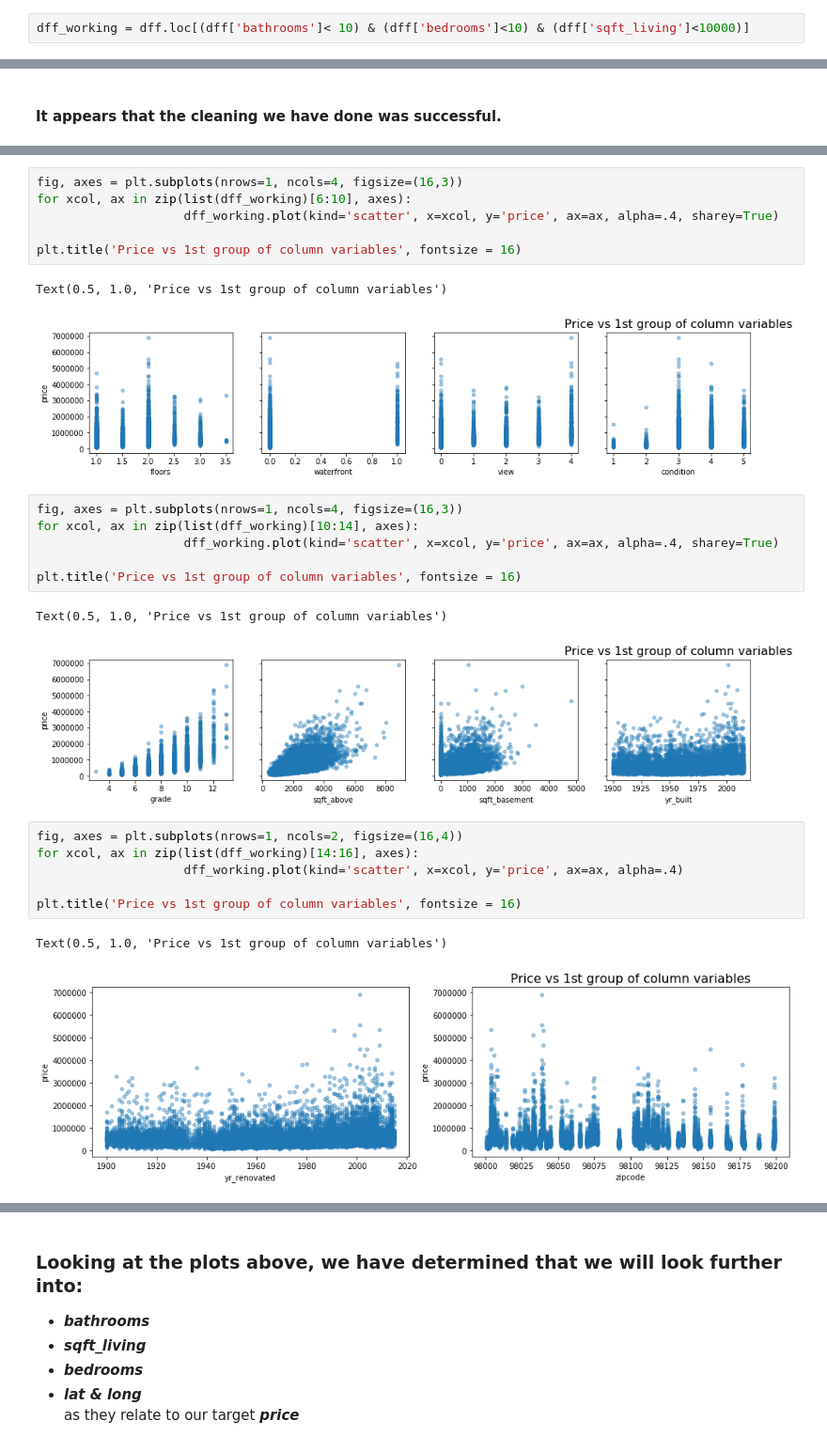
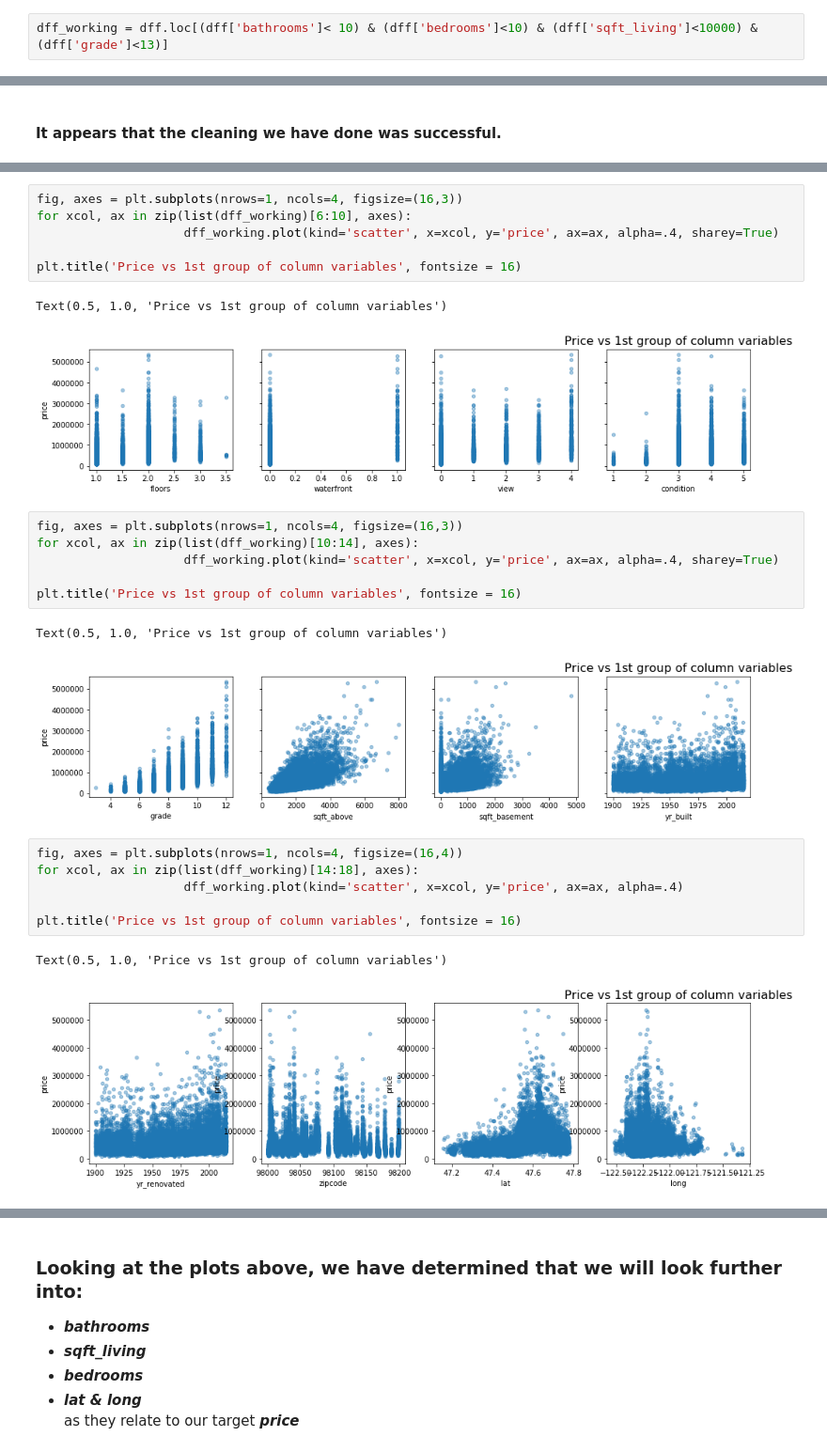
Before and after one commit to Cheffrey2000/Real-Estate-Price_Prediction, a Jupyter notebook: Jeffrey Hinkle KC Housing Data Analysis.ipynb, the cells around one changed output, grey strips where cells are left out. Shown at 94% size. Saved outputs shown, nothing was run; the diff lists cells and outputs as text.

```diff
--- a/Jeffrey Hinkle KC Housing Data Analysis.ipynb
+++ b/Jeffrey Hinkle KC Housing Data Analysis.ipynb
@@ -205,5 +206,5 @@ In the above pairplot, the following observations were made:
 # %%
-dff_working = dff.loc[(dff['bathrooms']< 10) & (dff['bedrooms']<10) & (dff['sqft_living']<10000)]
+dff_working = dff.loc[(dff['bathrooms']< 10) & (dff['bedrooms']<10) & (dff['sqft_living']<10000) & (dff['grade']<13)]
 # %%
 make_pairplot(df=dff_working)
 # %% [output]
@@ -228,7 +229,7 @@ for xcol, ax in zip(list(dff_working)[6:10], axes):
 plt.title('Price vs 1st group of column variables', fontsize = 16)
 # %% [output]
 Text(0.5, 1.0, 'Price vs 1st group of column variables')
-[figure, old version]
+[figure, new version]
 # %%
 fig, axes = plt.subplots(nrows=1, ncols=4, figsize=(16,3))
 for xcol, ax in zip(list(dff_working)[10:14], axes):
@@ -237,13 +238,13 @@ for xcol, ax in zip(list(dff_working)[10:14], axes):
 plt.title('Price vs 1st group of column variables', fontsize = 16)
 # %% [output]
 Text(0.5, 1.0, 'Price vs 1st group of column variables')
-[figure, old version]
+[figure, new version]
 # %%
-fig, axes = plt.subplots(nrows=1, ncols=2, figsize=(16,4))
-for xcol, ax in zip(list(dff_working)[14:16], axes):
+fig, axes = plt.subplots(nrows=1, ncols=4, figsize=(16,4))
+for xcol, ax in zip(list(dff_working)[14:18], axes):
                     dff_working.plot(kind='scatter', x=xcol, y='price', ax=ax, alpha=.4)
 
 plt.title('Price vs 1st group of column variables', fontsize = 16)
 # %% [output]
 Text(0.5, 1.0, 'Price vs 1st group of column variables')
-[figure, old version]
+[figure, new version]
```
Also changed, not shown: parts of 15 cells of this notebook, 5 other files.
